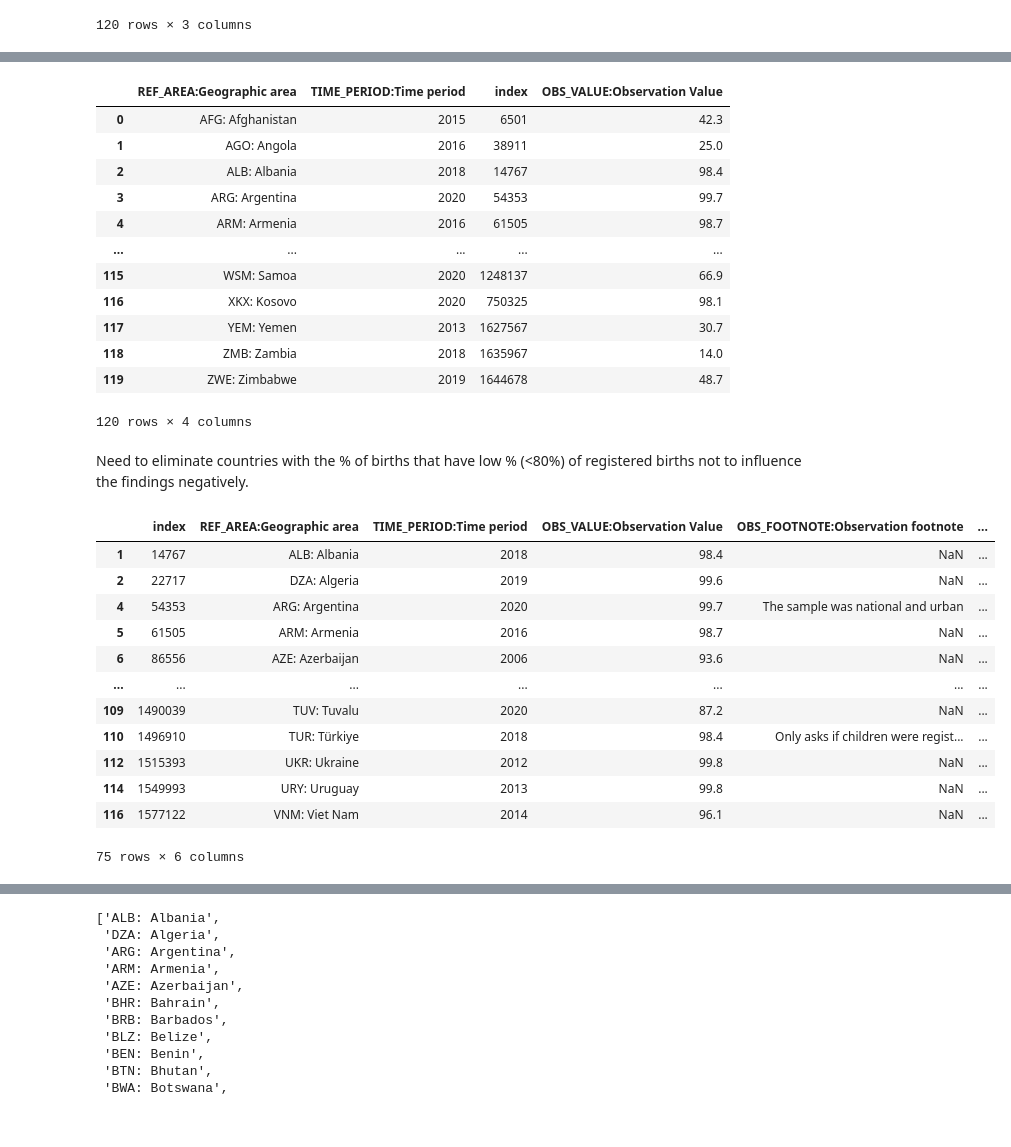
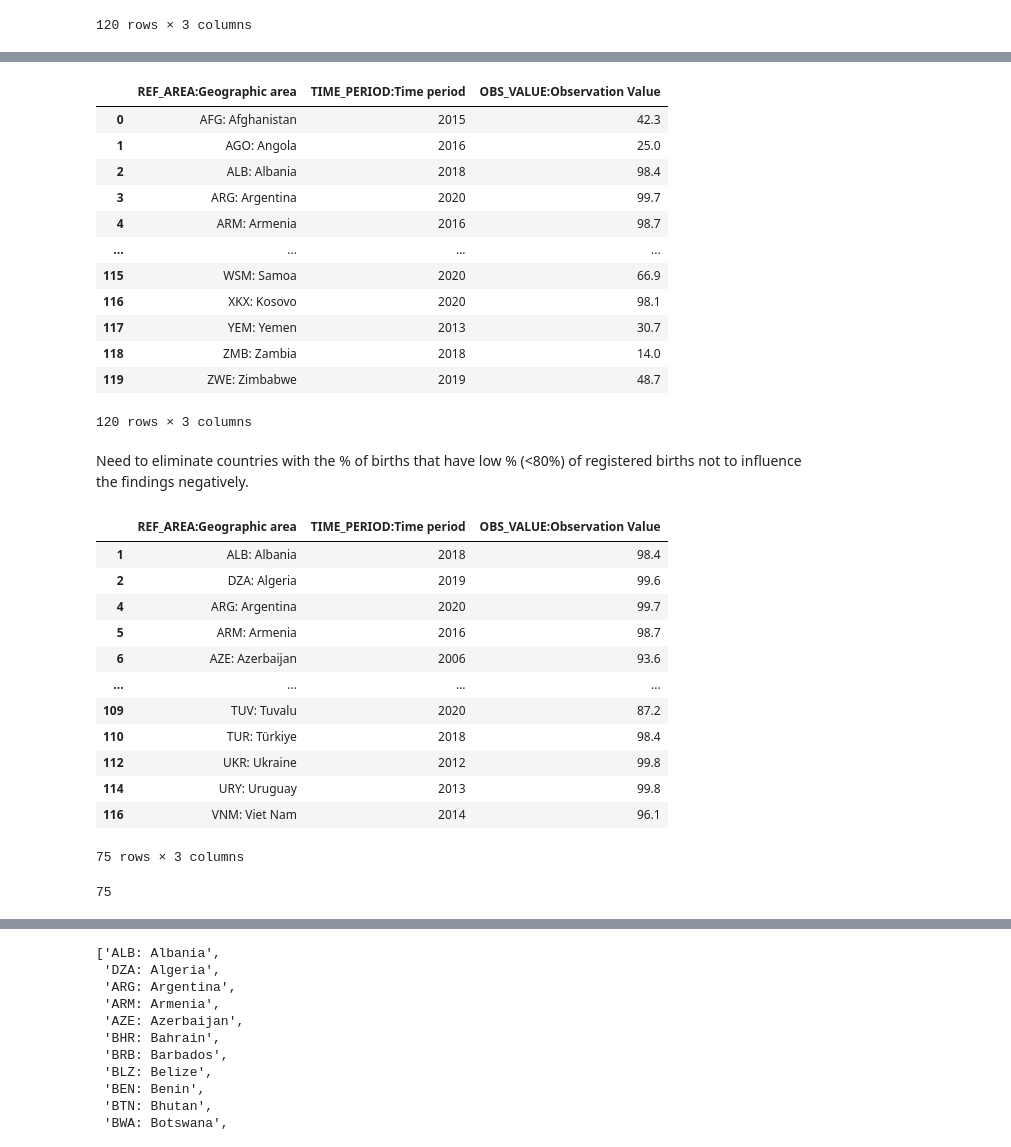
Before and after one commit to BorisMoric/UCDPA_BorisMoric, a Jupyter notebook: DataSets/Project_2.ipynb, the cells around one changed output, grey strips where cells are left out. Drawn from its saved outputs; the diff is of its cells as text; code cells hidden in the pictures.

Commit message:
Done with Child births and Age of mothers file analysis + started visualisations

```diff
--- a/DataSets/Project_2.ipynb
+++ b/DataSets/Project_2.ipynb
@@ -538,7 +640,7 @@ PT_CHLD_Y0T4_REG_reduced_01
 | 119 | 1644678 | ZWE: Zimbabwe | 2019 | 48.7 | NaN | ... |
 120 rows × 6 columns
 # %%
-PT_CHLD_Y0T4_REG_reduced_02 = PT_CHLD_Y0T4_REG_reduced_03[['REF_AREA:Geographic area','TIME_PERIOD:Time period','OBS_VALUE:Observation Value']]
+PT_CHLD_Y0T4_REG_reduced_02 = PT_CHLD_Y0T4_REG_reduced_01[['REF_AREA:Geographic area','TIME_PERIOD:Time period','OBS_VALUE:Observation Value']]
 PT_CHLD_Y0T4_REG_reduced_02
 # %% [output]
 |  | REF_AREA:Geographic area | TIME_PERIOD:Time period | OBS_VALUE:Observation Value |
@@ -588,36 +672,40 @@ memory usage: 5.8+ KB
 # %%
-PT_CHLD_Y0T4_REG_reduced_03.groupby(['REF_AREA:Geographic area','TIME_PERIOD:Time period']).mean().reset_index()
+PT_CHLD_Y0T4_REG_reduced_02.groupby(['REF_AREA:Geographic area','TIME_PERIOD:Time period']).mean().reset_index()
 # %% [output]
-|  | REF_AREA:Geographic area | TIME_PERIOD:Time period | index | OBS_VALUE:Observation Value |
-| 0 | AFG: Afghanistan | 2015 | 6501 | 42.3 |
-| 1 | AGO: Angola | 2016 | 38911 | 25.0 |
-| 2 | ALB: Albania | 2018 | 14767 | 98.4 |
-| 3 | ARG: Argentina | 2020 | 54353 | 99.7 |
-| 4 | ARM: Armenia | 2016 | 61505 | 98.7 |
-| ... | ... | ... | ... | ... |
-| 115 | WSM: Samoa | 2020 | 1248137 | 66.9 |
-| 116 | XKX: Kosovo | 2020 | 750325 | 98.1 |
-| 117 | YEM: Yemen | 2013 | 1627567 | 30.7 |
-| 118 | ZMB: Zambia | 2018 | 1635967 | 14.0 |
-| 119 | ZWE: Zimbabwe | 2019 | 1644678 | 48.7 |
+|  | REF_AREA:Geographic area | TIME_PERIOD:Time period | OBS_VALUE:Observation Value |
+| 0 | AFG: Afghanistan | 2015 | 42.3 |
+| 1 | AGO: Angola | 2016 | 25.0 |
+| 2 | ALB: Albania | 2018 | 98.4 |
+| 3 | ARG: Argentina | 2020 | 99.7 |
+| 4 | ARM: Armenia | 2016 | 98.7 |
+| ... | ... | ... | ... |
+| 115 | WSM: Samoa | 2020 | 66.9 |
+| 116 | XKX: Kosovo | 2020 | 98.1 |
+| 117 | YEM: Yemen | 2013 | 30.7 |
+| 118 | ZMB: Zambia | 2018 | 14.0 |
+| 119 | ZWE: Zimbabwe | 2019 | 48.7 |
-120 rows × 4 columns
+120 rows × 3 columns
 # %% [markdown]
 Need to eliminate countries with the % of births that have low % (<80%) of registered births not to influence the findings negatively.
 # %%
-PT_CHLD_Y0T4_REG_reduced_04 = PT_CHLD_Y0T4_REG_reduced_03[PT_CHLD_Y0T4_REG_reduced_03['OBS_VALUE:Observation Value'] >= 80]
-PT_CHLD_Y0T4_REG_reduced_04
+PT_CHLD_Y0T4_REG_reduced_03 = PT_CHLD_Y0T4_REG_reduced_02[PT_CHLD_Y0T4_REG_reduced_02['OBS_VALUE:Observation Value'] >= 80]
+PT_CHLD_Y0T4_REG_reduced_03
 # %% [output]
-|  | index | REF_AREA:Geographic area | TIME_PERIOD:Time period | OBS_VALUE:Observation Value | OBS_FOOTNOTE:Observation footnote | ... |
-| 1 | 14767 | ALB: Albania | 2018 | 98.4 | NaN | ... |
-| 2 | 22717 | DZA: Algeria | 2019 | 99.6 | NaN | ... |
-| 4 | 54353 | ARG: Argentina | 2020 | 99.7 | The sample was national and urban | ... |
-| 5 | 61505 | ARM: Armenia | 2016 | 98.7 | NaN | ... |
-| 6 | 86556 | AZE: Azerbaijan | 2006 | 93.6 | NaN | ... |
-| ... | ... | ... | ... | ... | ... | ... |
-| 109 | 1490039 | TUV: Tuvalu | 2020 | 87.2 | NaN | ... |
-| 110 | 1496910 | TUR: Türkiye | 2018 | 98.4 | Only asks if children were regist... | ... |
-| 112 | 1515393 | UKR: Ukraine | 2012 | 99.8 | NaN | ... |
-| 114 | 1549993 | URY: Uruguay | 2013 | 99.8 | NaN | ... |
-| 116 | 1577122 | VNM: Viet Nam | 2014 | 96.1 | NaN | ... |
+|  | REF_AREA:Geographic area | TIME_PERIOD:Time period | OBS_VALUE:Observation Value |
+| 1 | ALB: Albania | 2018 | 98.4 |
+| 2 | DZA: Algeria | 2019 | 99.6 |
+| 4 | ARG: Argentina | 2020 | 99.7 |
+| 5 | ARM: Armenia | 2016 | 98.7 |
+| 6 | AZE: Azerbaijan | 2006 | 93.6 |
+| ... | ... | ... | ... |
+| 109 | TUV: Tuvalu | 2020 | 87.2 |
+| 110 | TUR: Türkiye | 2018 | 98.4 |
+| 112 | UKR: Ukraine | 2012 | 99.8 |
+| 114 | URY: Uruguay | 2013 | 99.8 |
+| 116 | VNM: Viet Nam | 2014 | 96.1 |
-75 rows × 6 columns
+75 rows × 3 columns
+# %%
+len(PT_CHLD_Y0T4_REG_reduced_03)
+# %% [output]
+75
 # %%
```
Also changed, not shown: parts of 109 cells of this notebook, 2 other files.
